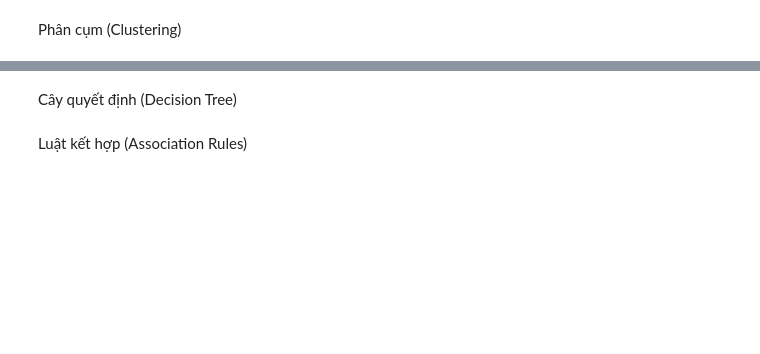
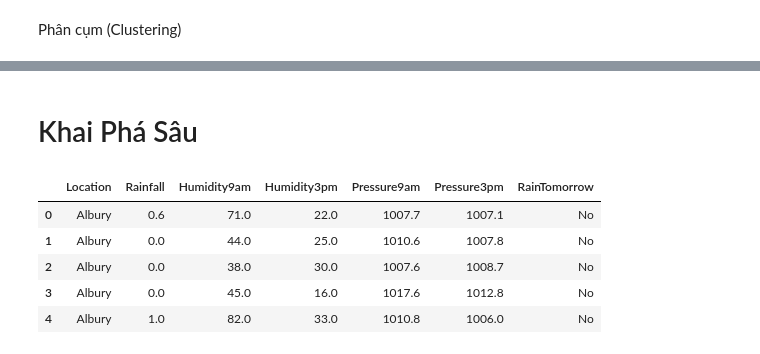
Before and after one commit to tuonglong1012/Khai_Pha_Cuoi_Ky, a Jupyter notebook: phantiepcuaLong.ipynb, the cells around one changed output, grey strips where cells are left out. Drawn from its saved outputs; the diff is of its cells as text; code cells hidden in the pictures; blank space fills up the shorter version.

```diff
--- a/phantiepcuaLong.ipynb
+++ b/phantiepcuaLong.ipynb
@@ -1291,2 +1251,0 @@ KMeans does not accept missing values encoded as NaN natively. For supervised le
-# %% [markdown]
-Cây quyết định (Decision Tree)
@@ -1315,2 +1251,0 @@ plt.show()
-# %% [markdown]
-Luật kết hợp (Association Rules)
@@ -1329,0 +1252,20 @@ print(rules[['antecedents','consequents','support','confidence','lift']])
+# %% [markdown]
+# Khai Phá Sâu
+# %%
+cols = [
+    'Location',
+    'Rainfall','Humidity9am','Humidity3pm',
+    'Pressure9am','Pressure3pm',
+    'RainTomorrow'
+]
+
+df = df[cols]
+
+df.head()
+# %% [output]
+|  | Location | Rainfall | Humidity9am | Humidity3pm | Pressure9am | Pressure3pm | RainTomorrow |
+| 0 | Albury | 0.6 | 71.0 | 22.0 | 1007.7 | 1007.1 | No |
+| 1 | Albury | 0.0 | 44.0 | 25.0 | 1010.6 | 1007.8 | No |
+| 2 | Albury | 0.0 | 38.0 | 30.0 | 1007.6 | 1008.7 | No |
+| 3 | Albury | 0.0 | 45.0 | 16.0 | 1017.6 | 1012.8 | No |
+| 4 | Albury | 1.0 | 82.0 | 33.0 | 1010.8 | 1006.0 | No |
```
Also changed, not shown: parts of 40 cells of this notebook.
